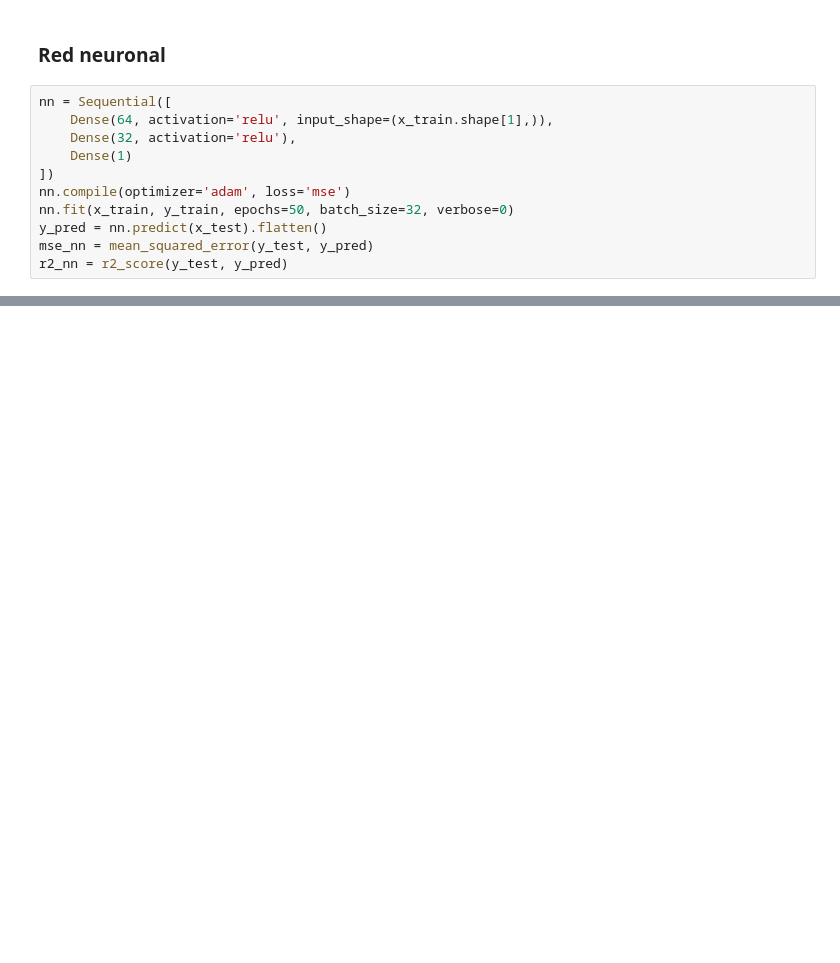
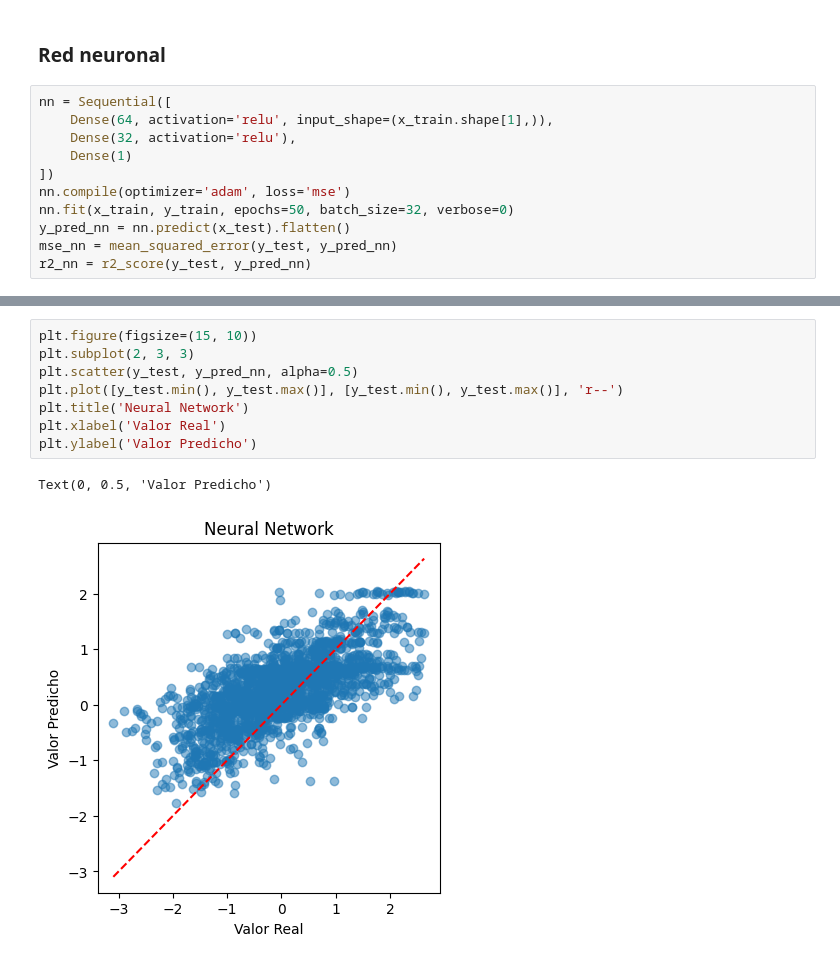
Before and after one commit to Esmeralda-RG/avocado_prices, a Jupyter notebook: predictive_models.ipynb, the cells around one changed output, grey strips where cells are left out. Cells and saved outputs as stored; diff of their text form; blank space fills up the shorter version.

```diff
--- a/predictive_models.ipynb
+++ b/predictive_models.ipynb
@@ -64,7 +67,7 @@ nn = Sequential([
 ])
 nn.compile(optimizer='adam', loss='mse')
 nn.fit(x_train, y_train, epochs=50, batch_size=32, verbose=0)
-y_pred = nn.predict(x_test).flatten()
-mse_nn = mean_squared_error(y_test, y_pred)
-r2_nn = r2_score(y_test, y_pred)
+y_pred_nn = nn.predict(x_test).flatten()
+mse_nn = mean_squared_error(y_test, y_pred_nn)
+r2_nn = r2_score(y_test, y_pred_nn)
 # %% [output]
@@ -71,0 +143,11 @@ r2_nn = r2_score(y_test, y_pred)
+# %%
+plt.figure(figsize=(15, 10))
+plt.subplot(2, 3, 3)
+plt.scatter(y_test, y_pred_nn, alpha=0.5)
+plt.plot([y_test.min(), y_test.max()], [y_test.min(), y_test.max()], 'r--')
+plt.title('Neural Network')
+plt.xlabel('Valor Real')
+plt.ylabel('Valor Predicho')
+# %% [output]
+Text(0, 0.5, 'Valor Predicho')
+[figure, added]
```
Also changed, not shown: parts of 17 cells of this notebook.
